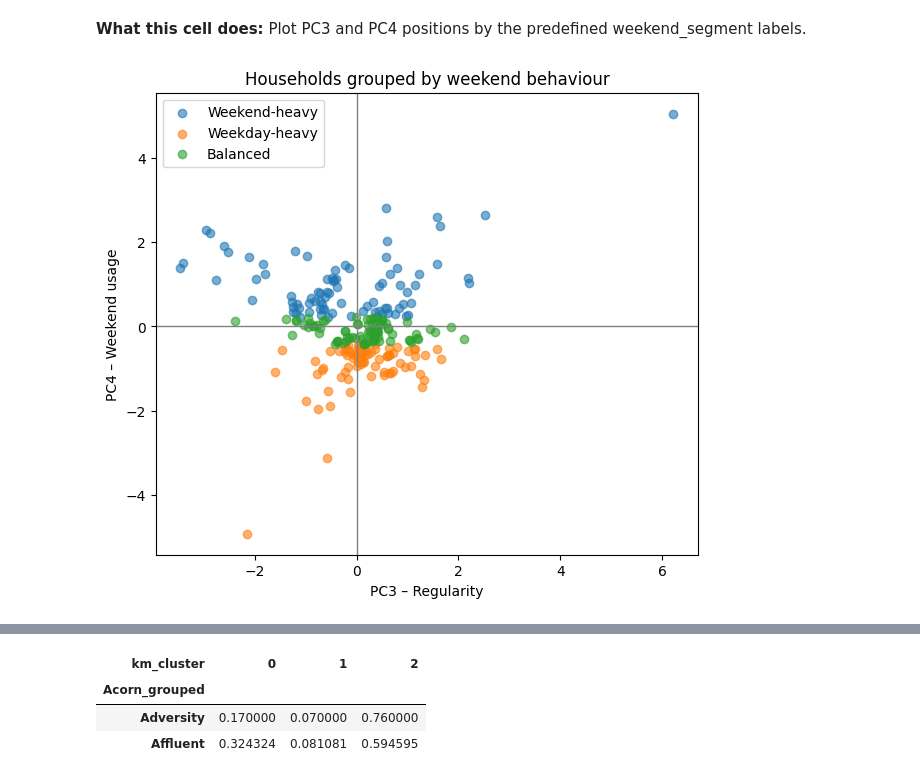
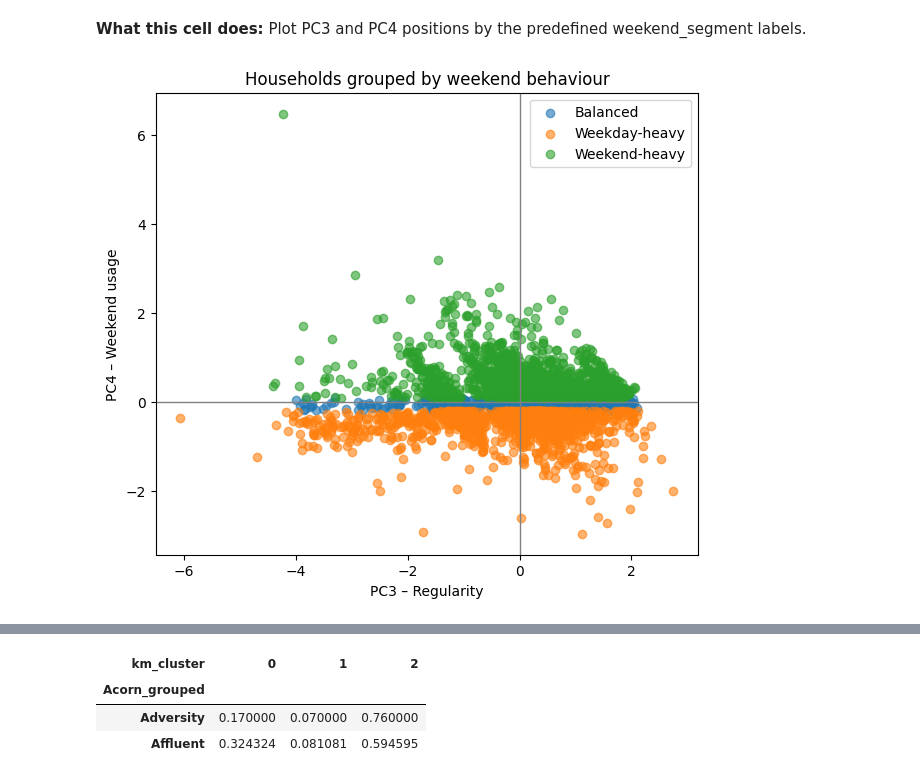
Before and after one commit to bertieford/forecast-and-flex, a Jupyter notebook: notebooks/PCA_KMeans_DailyData.ipynb, the cells around one changed output, grey strips where cells are left out. Cells and saved outputs as stored; diff of their text form; code cells hidden in the pictures.

```diff
--- a/notebooks/PCA_KMeans_DailyData.ipynb
+++ b/notebooks/PCA_KMeans_DailyData.ipynb
@@ -18,20 +18,24 @@ from sklearn.decomposition import PCA
 
 This is a lightweight, shareable slice of the full dataset: **5 blocks only**.
 # %%
-# Load a handful of block files and concatenate them into one DataFrame.
+from pathlib import Path
+import pandas as pd
 
+# Path relative to the notebook location
 DATA_DIR = Path("data/raw")
 
-FILES = [
-    DATA_DIR / "daily_dataset/daily_dataset/block_0.csv",
-    DATA_DIR / "daily_dataset/daily_dataset/block_1.csv",
-    DATA_DIR / "daily_dataset/daily_dataset/block_10.csv",
-    DATA_DIR / "daily_dataset/daily_dataset/block_100.csv",
-    DATA_DIR / "daily_dataset/daily_dataset/block_101.csv",
-]
+# Load all block CSVs
+FILES = sorted(DATA_DIR.glob("daily_dataset/daily_dataset/block_*.csv"))
 
-missing = [f for f in FILES if not f.exists()]
-assert not missing, f"Missing files (put them in ./data): {missing}"
+# Safety checks
+assert len(FILES) > 0, f"No block_*.csv files found in {DATA_DIR}"
+print(f"Found {len(FILES)} block files")
 
-FILES
+# Concatenate all blocks
+daily = pd.concat(
+    (pd.read_csv(f) for f in FILES),
+    ignore_index=True
+)
+
+daily.head()
 # %% [output]
@@ -577,0 +607,5 @@ Index(['mean_daily_kwh', 'median_daily_kwh', 'max_daily_kwh', 'std_daily_kwh',
+# %%
+# remove values from MAC004735 due to extreme PC4 score
+
+analysis = analysis.drop(index="MAC004735")
+pd.DataFrame(analysis).sort_values("PC4")
@@ -632,24 +706,24 @@ analysis.groupby("weekend_type")[[
 # %%
 # Plot PC3 and PC4 positions by the predefined weekend_segment labels.
 
 plt.figure(figsize=(7,6))
 
-for label in analysis["weekend_segment"].unique():
-    subset = analysis[analysis["weekend_segment"] == label]
+for label in analysis["weekend_type"].unique():
+    subset = analysis[analysis["weekend_type"] == label]
     plt.scatter(
         subset["PC3"],
         subset["PC4"],
         label=label,
         alpha=0.6
     )
 
 plt.axhline(0, color="grey", linewidth=1)
 plt.axvline(0, color="grey", linewidth=1)
 
 plt.xlabel("PC3 – Regularity")
 plt.ylabel("PC4 – Weekend usage")
 plt.title("Households grouped by weekend behaviour")
 plt.legend()
 plt.show()
 # %% [output]
-[figure, old version]
+[figure, new version]
```
Also changed, not shown: parts of 48 cells of this notebook.
